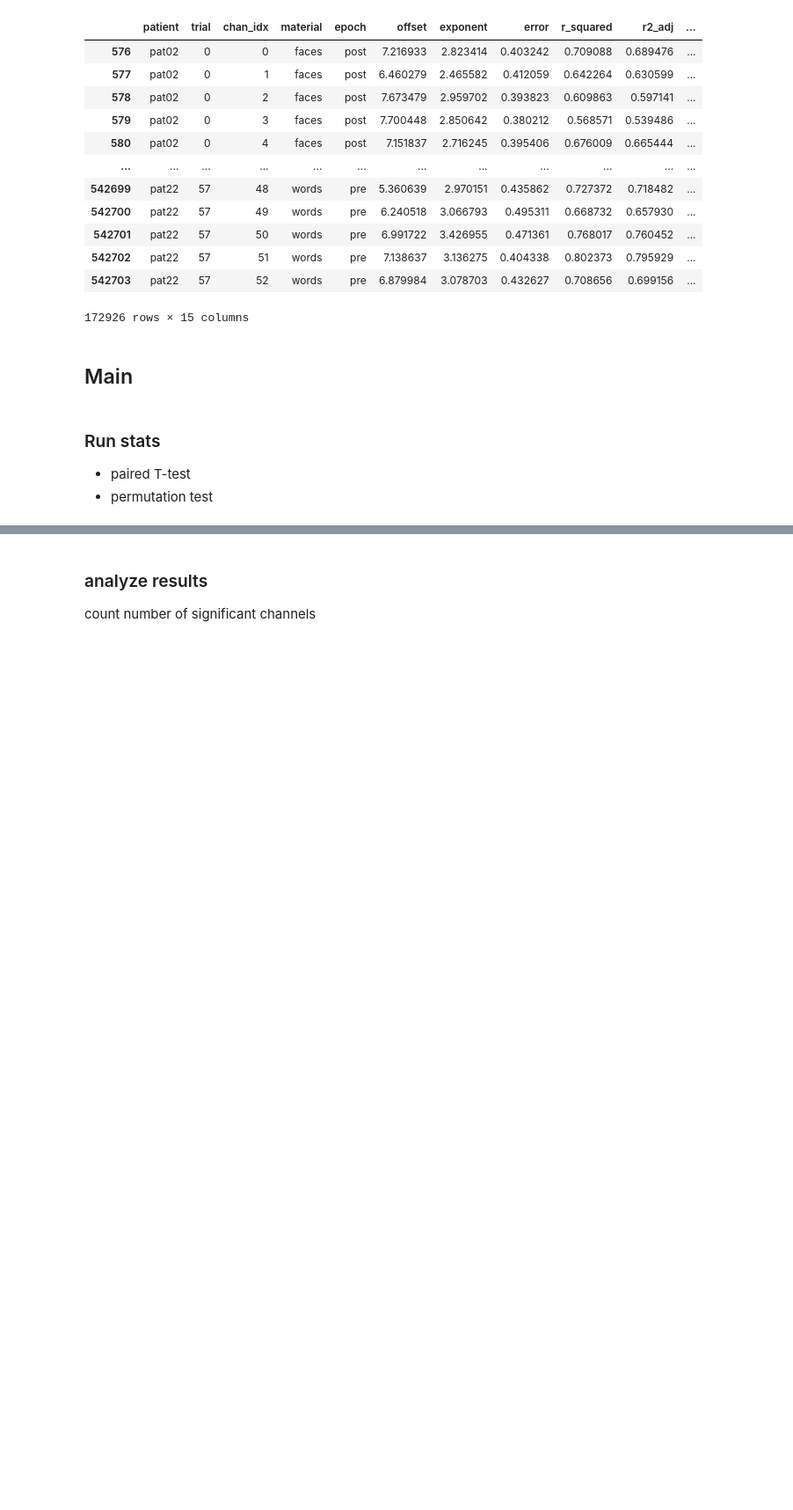
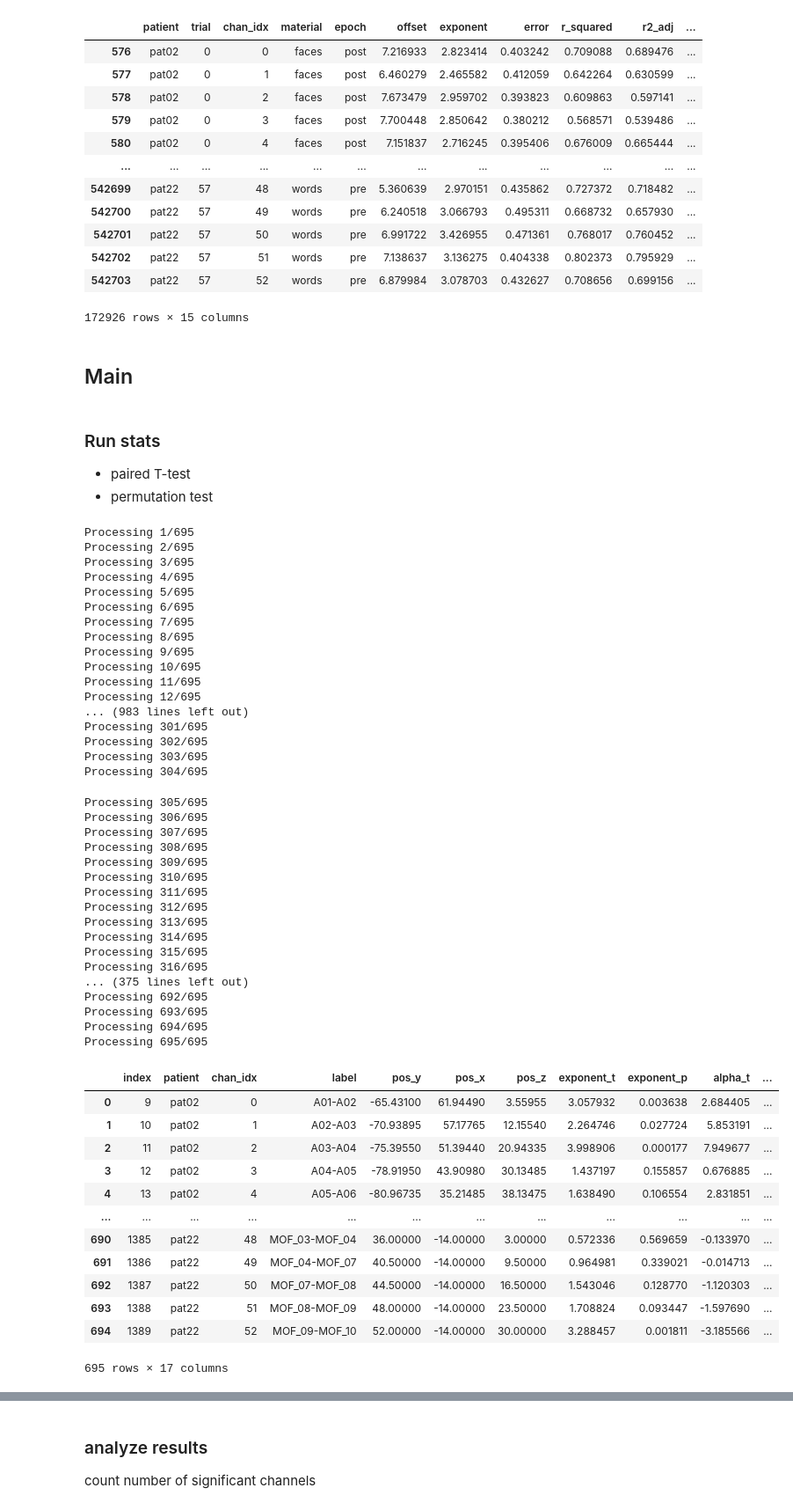
Before and after one commit to voytekresearch/oscillation_vs_exponent, a Jupyter notebook: notebooks/single_channel_stats.ipynb, the cells around one changed output, grey strips where cells are left out. Shown at 88% size. Saved outputs shown, nothing was run; the diff lists cells and outputs as text; code cells hidden in the pictures; blank space fills up the shorter version.

Commit message:
add other chan subsets

```diff
--- a/notebooks/single_channel_stats.ipynb
+++ b/notebooks/single_channel_stats.ipynb
@@ -99,6 +119,84 @@ df
 # df_p.to_csv(f"{PROJECT_PATH}/data/results/single_channel_stats.csv")
 
 # df_p
+# %%
+# run paired t-test - split 'word' and 'face' conditions
+
+df_w = chan_info.copy()
+df_f = chan_info.copy()
+
+# loop materials
+for df_c, material in zip([df_w, df_f], MATERIALS):
+    # run stats for each channel
+    for i_row, row in df_c.iterrows():
+        print(f"Processing {i_row+1}/{len(df_c)}")
+        df_i = df.loc[(df['patient']==row['patient']) & \
+                      (df['chan_idx']==row['chan_idx']) & \
+                      (df['material']==material)]
+
+        # analyze each spectral feature
+        for feature in FEATURES:
+            # get single-trial features for a given channel
+            values_pre = df_i.loc[df_i['epoch']=='pre', feature].values
+            values_post = df_i.loc[df_i['epoch']=='post', feature].values
+
+            # run paired t-test
+            stats = ttest_rel(values_pre, values_post, nan_policy='omit')
+            df_c.loc[i_row, f'{feature}_t'] = stats.statistic
+            df_c.loc[i_row, f'{feature}_p'] = stats.pvalue
+
+    # save results
+    df_c.to_csv(f"{PROJECT_PATH}/data/results/single_channel_stats_{material}.csv", index=False)
+
+df_c
+# %% [output]
+Processing 1/695
+Processing 2/695
+Processing 3/695
+Processing 4/695
+Processing 5/695
+Processing 6/695
+Processing 7/695
+Processing 8/695
+Processing 9/695
+Processing 10/695
+Processing 11/695
+Processing 12/695
+... (983 lines left out)
+Processing 301/695
+Processing 302/695
+Processing 303/695
+Processing 304/695
+Processing 305/695
+Processing 306/695
+Processing 307/695
+Processing 308/695
+Processing 309/695
+Processing 310/695
+Processing 311/695
+Processing 312/695
+Processing 313/695
+Processing 314/695
+Processing 315/695
+Processing 316/695
+... (375 lines left out)
+Processing 692/695
+Processing 693/695
+Processing 694/695
+Processing 695/695
+|  | index | patient | chan_idx | label | pos_y | pos_x | pos_z | exponent_t | exponent_p | alpha_t | ... |
+| 0 | 9 | pat02 | 0 | A01-A02 | -65.43100 | 61.94490 | 3.55955 | 3.057932 | 0.003638 | 2.684405 | ... |
+| 1 | 10 | pat02 | 1 | A02-A03 | -70.93895 | 57.17765 | 12.15540 | 2.264746 | 0.027724 | 5.853191 | ... |
+| 2 | 11 | pat02 | 2 | A03-A04 | -75.39550 | 51.39440 | 20.94335 | 3.998906 | 0.000177 | 7.949677 | ... |
+| 3 | 12 | pat02 | 3 | A04-A05 | -78.91950 | 43.90980 | 30.13485 | 1.437197 | 0.155857 | 0.676885 | ... |
+| 4 | 13 | pat02 | 4 | A05-A06 | -80.96735 | 35.21485 | 38.13475 | 1.638490 | 0.106554 | 2.831851 | ... |
+| ... | ... | ... | ... | ... | ... | ... | ... | ... | ... | ... | ... |
+| 690 | 1385 | pat22 | 48 | MOF_03-MOF_04 | 36.00000 | -14.00000 | 3.00000 | 0.572336 | 0.569659 | -0.133970 | ... |
+| 691 | 1386 | pat22 | 49 | MOF_04-MOF_07 | 40.50000 | -14.00000 | 9.50000 | 0.964981 | 0.339021 | -0.014713 | ... |
+| 692 | 1387 | pat22 | 50 | MOF_07-MOF_08 | 44.50000 | -14.00000 | 16.50000 | 1.543046 | 0.128770 | -1.120303 | ... |
+| 693 | 1388 | pat22 | 51 | MOF_08-MOF_09 | 48.00000 | -14.00000 | 23.50000 | 1.708824 | 0.093447 | -1.597690 | ... |
+| 694 | 1389 | pat22 | 52 | MOF_09-MOF_10 | 52.00000 | -14.00000 | 30.00000 | 3.288457 | 0.001811 | -3.185566 | ... |
+695 rows × 17 columns
 # %%
 # # run permutation test - combine 'word' and 'face' conditions
 
```
Also changed, not shown: parts of 12 cells of this notebook.
